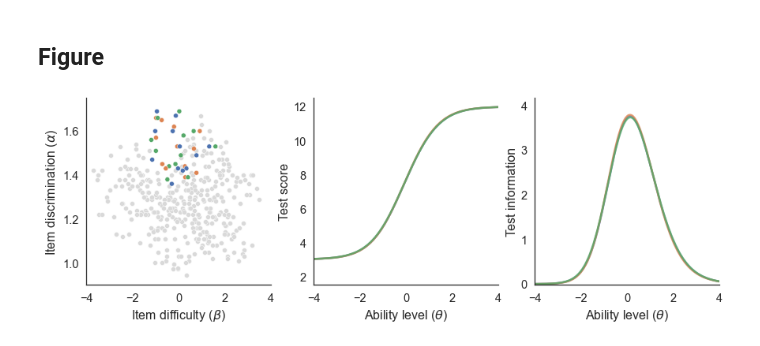
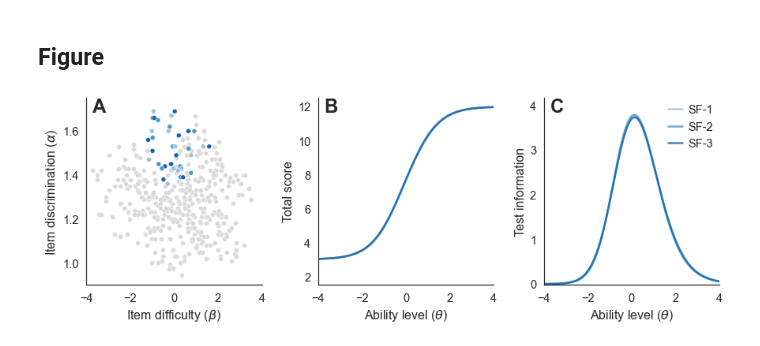
Before and after one commit to ndawlab/mars-irt, a Jupyter notebook: 03_Calibration/04_Assembly.ipynb, the cells around one changed output. Saved outputs shown, nothing was run; the diff lists cells and outputs as text; code cells hidden in the pictures.

Commit message:
update figures 1/2

```diff
--- a/03_Calibration/04_Assembly.ipynb
+++ b/03_Calibration/04_Assembly.ipynb
@@ -281,21 +281,28 @@ plt.tight_layout()
 # %% [markdown]
 ## Figure
 # %%
+import matplotlib.gridspec as gridspec
+sns.set_theme('notebook', style='white', font='sans-serif', font_scale=1.33)
+
 #~~~~~~~~~~~~~~~~~~~~~~~~~~~~~~~~~~~~~~~~~~#
 ### Define parameters.
 #~~~~~~~~~~~~~~~~~~~~~~~~~~~~~~~~~~~~~~~~~~#
 
 ## Initialize canvas.
-fig, axes = plt.subplots(1,3,figsize=(12,4),constrained_layout=True)
+fig = plt.figure(figsize=(12,4), constrained_layout=True)
 
-## Define styling.
-sns.set_theme('notebook', style='white', font='sans-serif', font_scale=1.33)
+## Initialize panels.
+spec = fig.add_gridspec(1, 3, left=0.12, right=0.98, top=0.98, bottom=0.12, wspace=0.08, hspace=0)
 
 ## Define ability range.
 theta = np.linspace(-4,4,5001)
 
 ## Define palette.
-palette = ['#4c72b0', '#dd8452', '#55a868']
+palette = ["#115f9a", "#1984c5", "#22a7f0"]
+palette = sns.color_palette('Blues', n_colors=4).as_hex()[1:]
+
+## Define annotation position.
+xytext = (0.035, 1.00)
 
 #~~~~~~~~~~~~~~~~~~~~~~~~~~~~~~~~~~~~~~~~~~#
 ### Panel A: selected items.
@@ -305,53 +312,81 @@ palette = ['#4c72b0', '#dd8452', '#55a868']
 hue = np.zeros_like(alpha)
 for i, ix in enumerate(items): hue[ix] = i+1
 
+## Initialize axis.
+ax = plt.subplot(spec[0])
+
 ## Plot selected items.
-sns.scatterplot(x=beta[hue==0], y=alpha[hue==0], color='0.85',  zorder=-1, ax=axes[0])
-sns.scatterplot(x=beta[hue>=1], y=alpha[hue>=1], hue=hue[hue>=1], palette=palette, ax=axes[0])
-axes[0].legend_.set_visible(False)
+sns.scatterplot(x=beta[hue==0], y=alpha[hue==0], color='0.85',  zorder=-1, ax=ax)
+sns.scatterplot(x=beta[hue>=1], y=alpha[hue>=1], hue=hue[hue>=1], palette=palette, ax=ax)
+ax.legend_.set_visible(False)
 
 ## Add detail.
-axes[0].set(xlim=(-4.0,4.0), xlabel=r'Item difficulty ($\beta$)',
-            ylim=(0.9,1.75), ylabel=r'Item discrimination ($\alpha$)')
+ax.set(xlim=(-4.0,4.0), xlabel=r'Item difficulty ($\beta$)',
+       ylim=(0.9,1.75), ylabel=r'Item discrimination ($\alpha$)')
+
+## Update legend.
+# handles, labels = ax.get_legend_handles_labels()
+# ax.legend(handles, ['SF-1','SF-2','SF-3'], loc=1, frameon=True, handletextpad=0, borderpad=0.05)
+
+## Add annotation.
+ax.annotate('A', (0,0), xytext, xycoords='axes fraction', ha='left', va='top',
+            fontsize=24, fontweight='bold')
 
 #~~~~~~~~~~~~~~~~~~~~~~~~~~~~~~~~~~~~~~~~~~#
 ### Panel B: test characteristic curves.
 #~~~~~~~~~~~~~~~~~~~~~~~~~~~~~~~~~~~~~~~~~~#
+
+## Initialize axis.
+ax = plt.subplot(spec[1])
 
 for i, (ix, color) in enumerate(zip(items, palette)):
 
     ## Compute p(correct).
     mu = np.outer(theta, alpha[ix]) - beta[ix]
     p = gamma + (1-gamma) * inv_logit(mu)
 
     ## Plot test characteristic curves.
-    axes[1].plot(theta, p.mean(axis=1) * 12, lw=2.5, alpha=0.8)
+    ax.plot(theta, p.sum(axis=1), color=color, lw=2.5, alpha=0.8)
 
 ## Add details.
-axes[1].set(xlim=(-4.0,4.0), xlabel=r'Ability level ($\theta$)',
-            ylim=(1.5,12.5), ylabel=r'Test score')
+ax.set(xlim=(-4.0,4.0), xlabel=r'Ability level ($\theta$)',
+       ylim=(1.5,12.5), ylabel=r'Total score')
+
+## Add annotation.
+ax.annotate('B', (0,0), xytext, xycoords='axes fraction', ha='left', va='top',
+            fontsize=24, fontweight='bold')
 
 #~~~~~~~~~~~~~~~~~~~~~~~~~~~~~~~~~~~~~~~~~~#
 ### Panel C: test information functions.
 #~~~~~~~~~~~~~~~~~~~~~~~~~~~~~~~~~~~~~~~~~~#
+
+## Initialize axis.
+ax = plt.subplot(spec[2])
 
 for i, (ix, color) in enumerate(zip(items, palette)):
 
     ## Compute p(correct).
     mu = np.outer(theta, alpha[ix]) - beta[ix]
     p = gamma + (1-gamma) * inv_logit(mu)
 
     ## Compute information.
     I = np.square(alpha[ix]) * ((1-p) / p) * np.square((p - gamma) / (1 - gamma))
 
     ## Plot test characteristic curves.
-    axes[2].plot(theta, I.sum(axis=1), lw=2.5, alpha=0.8)
+    ax.plot(theta, I.sum(axis=1), color=color, lw=2.5, alpha=0.8, label='SF-%s' %(i+1))
 
 ## Add details.
-axes[2].set(xlim=(-4.0,4.0), xlabel=r'Ability level ($\theta$)',
-            ylim=(-0.02,4.16), ylabel=r'Test information')
+ax.set(xlim=(-4.0,4.0), xlabel=r'Ability level ($\theta$)',
+       ylim=(-0.02,4.16), ylabel=r'Test information')
+
+## Update legend.
+ax.legend(loc=1, frameon=False, handlelength=1.25, handletextpad=0.5, borderpad=0.05)
+
+## Add annotation.
+ax.annotate('C', (0,0), xytext, xycoords='axes fraction', ha='left', va='top',
+            fontsize=24, fontweight='bold')
 
 sns.despine()
 plt.savefig(os.path.join('..', '05_Figures', 'fig02.png'), dpi=100)
 # %% [output]
-[figure, old version]
+[figure, new version]
```
Also changed, not shown: 3 other files.
